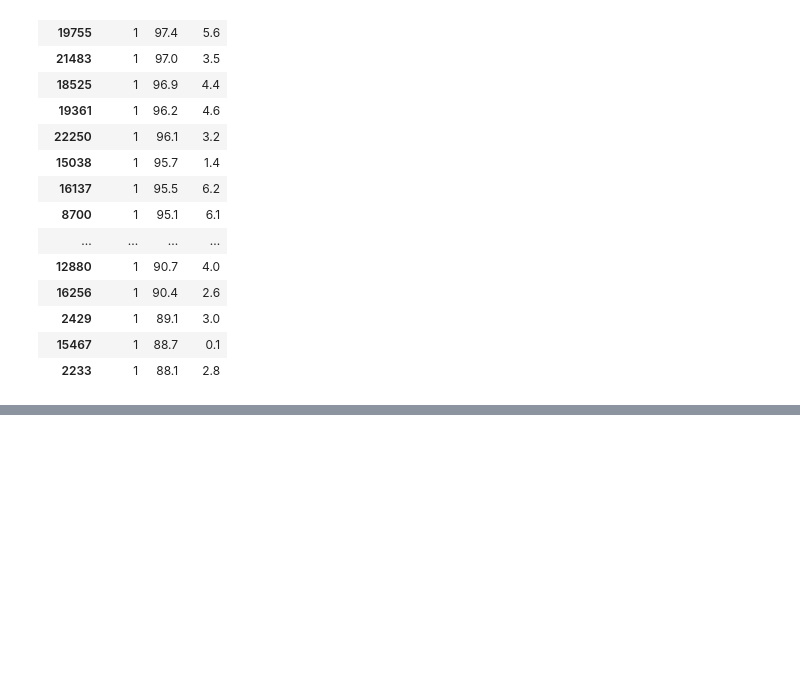
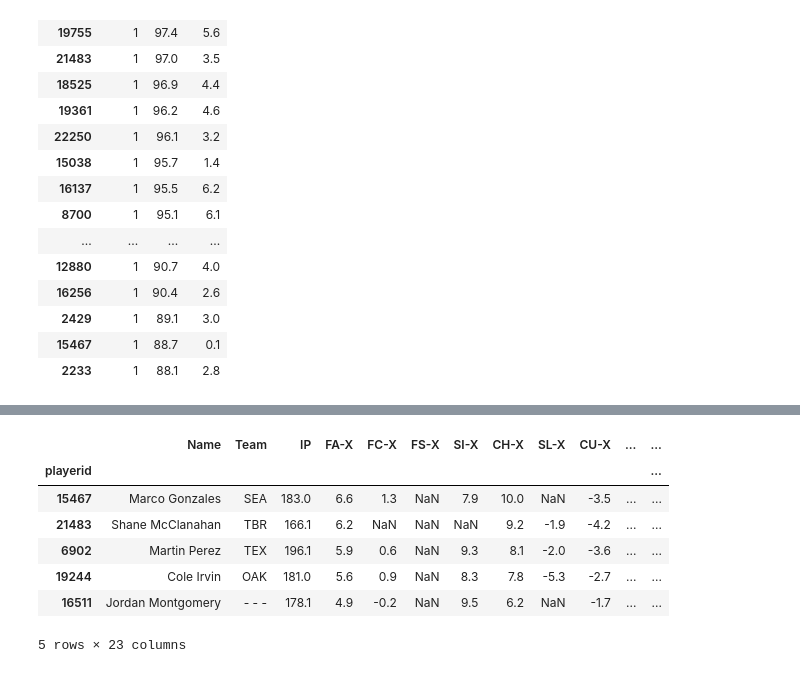
Before and after one commit to trpubz/DBacksAnalysis, a Jupyter notebook: Side Analysis/pitching.ipynb, the cells around one changed output, grey strips where cells are left out. Drawn from its saved outputs; the diff is of its cells as text; code cells hidden in the pictures; blank space fills up the shorter version.

```diff
--- a/Side Analysis/pitching.ipynb
+++ b/Side Analysis/pitching.ipynb
@@ -106,3 +108,19 @@ Notes:
 [1] Standard Errors assume that the covariance matrix of the errors is correctly specified.
 [2] The condition number is large, 3.91e+03. This might indicate that there are
 strong multicollinearity or other numerical problems.
+# %%
+# import h-move pitches
+df_mov = pd.read_csv('pit_h_mov.csv', index_col='playerid')
+df_vert = pd.read_csv('pit_v_mov.csv', index_col='playerid')
+# concat, takes the last 10 columns of vertical move and adds it to the h-move
+df_mov = pd.concat([df_mov, df_vert.iloc[:,-10:]], axis=1)
+df_mov.head()
+# %% [output]
+|  | Name | Team | IP | FA-X | FC-X | FS-X | SI-X | CH-X | SL-X | CU-X | ... | ... |
+| playerid |  |  |  |  |  |  |  |  |  |  |  | ... |
+| 15467 | Marco Gonzales | SEA | 183.0 | 6.6 | 1.3 | NaN | 7.9 | 10.0 | NaN | -3.5 | ... | ... |
+| 21483 | Shane McClanahan | TBR | 166.1 | 6.2 | NaN | NaN | NaN | 9.2 | -1.9 | -4.2 | ... | ... |
+| 6902 | Martin Perez | TEX | 196.1 | 5.9 | 0.6 | NaN | 9.3 | 8.1 | -2.0 | -3.6 | ... | ... |
+| 19244 | Cole Irvin | OAK | 181.0 | 5.6 | 0.9 | NaN | 8.3 | 7.8 | -5.3 | -2.7 | ... | ... |
+| 16511 | Jordan Montgomery | - - - | 178.1 | 4.9 | -0.2 | NaN | 9.5 | 6.2 | NaN | -1.7 | ... | ... |
+5 rows × 23 columns
```
Also changed, not shown: parts of 10 cells of this notebook, 6 other files.
